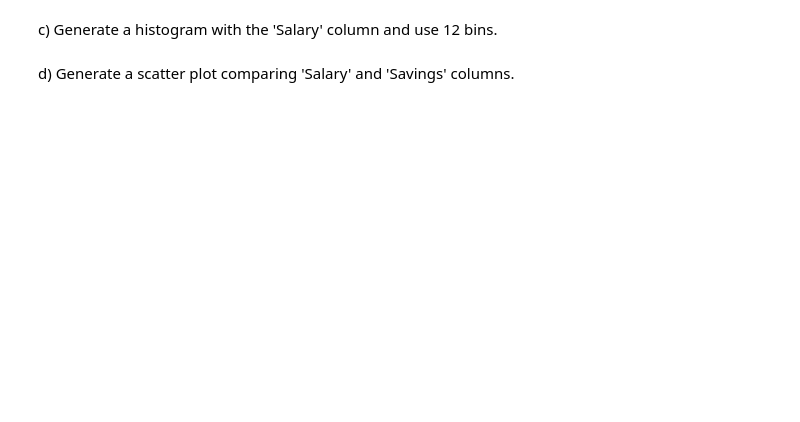
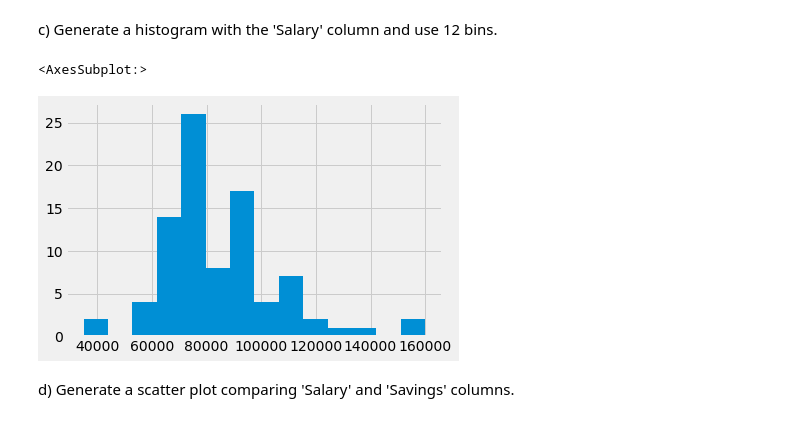
Before and after one commit to gathungugabriel/ADS-Assignment-1, a Jupyter notebook: Pandas Assignment.ipynb, the cells around one changed output. Cells and saved outputs as stored; diff of their text form; code cells hidden in the pictures; blank space fills up the shorter version.

```diff
--- a/Pandas Assignment.ipynb
+++ b/Pandas Assignment.ipynb
@@ -246,6 +263,11 @@ b) Now create a box plot comparison between 'Savings' and 'Salary' columns
 c) Generate a histogram with the 'Salary' column and use 12 bins.
 # %%
 #c) (1)
+dist_df=alumni['Salary']
+dist_df.hist(bins=14)
+# %% [output]
+<AxesSubplot:>
+[figure, added]
 # %% [markdown]
 d) Generate a scatter plot comparing 'Salary' and 'Savings' columns.
 # %%
```
Also changed, not shown: parts of 4 cells of this notebook.
